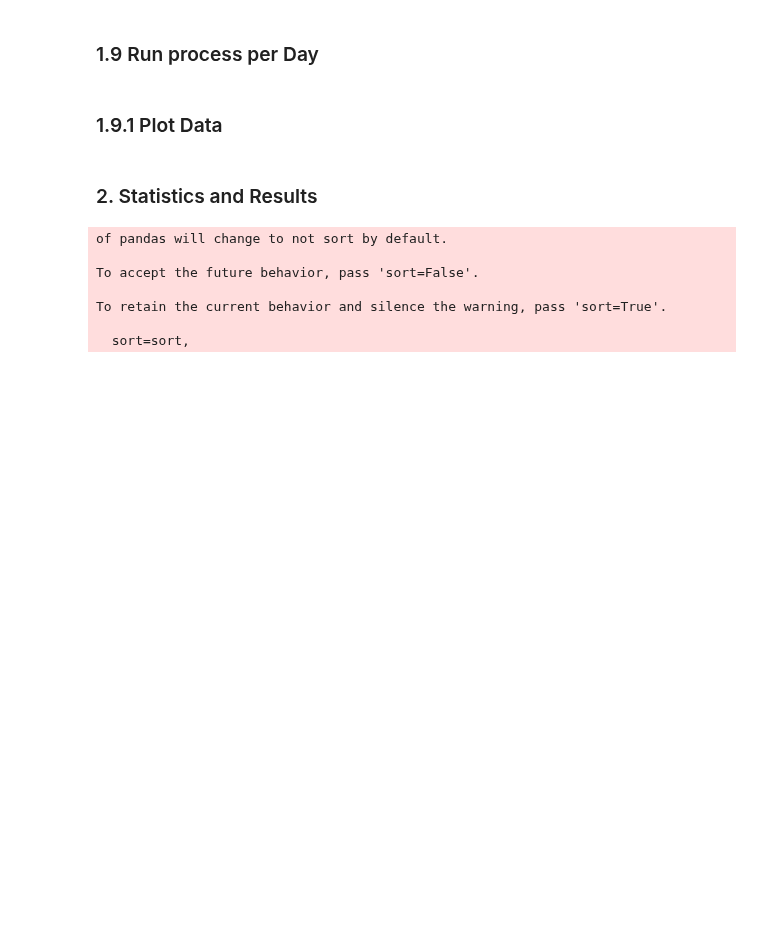
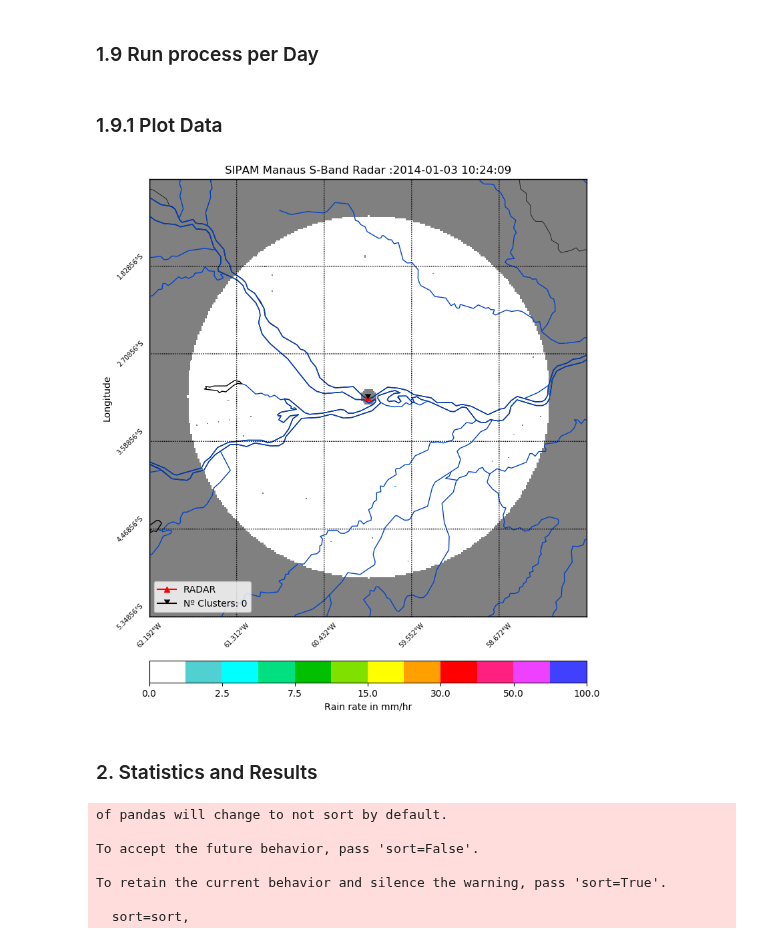
Before and after one commit to helvecioneto/CAP-394, a Jupyter notebook: 01-EDA.ipynb, the cells around one changed output. Drawn from its saved outputs; the diff is of its cells as text; code cells hidden in the pictures; blank space fills up the shorter version.

```diff
--- a/01-EDA.ipynb
+++ b/01-EDA.ipynb
@@ -410,7 +472,9 @@ runner = run(day)
 ### 1.9.1 Plot Data
 # %%
 day = 20140103
-plot(38,day)
+plot(36,day)
+# %% [output]
+[figure, added]
 # %%
 import matplotlib.colors as mcolors
 from mpl_toolkits.basemap import Basemap
```
Also changed, not shown: parts of 62 cells of this notebook, 7 other files.
